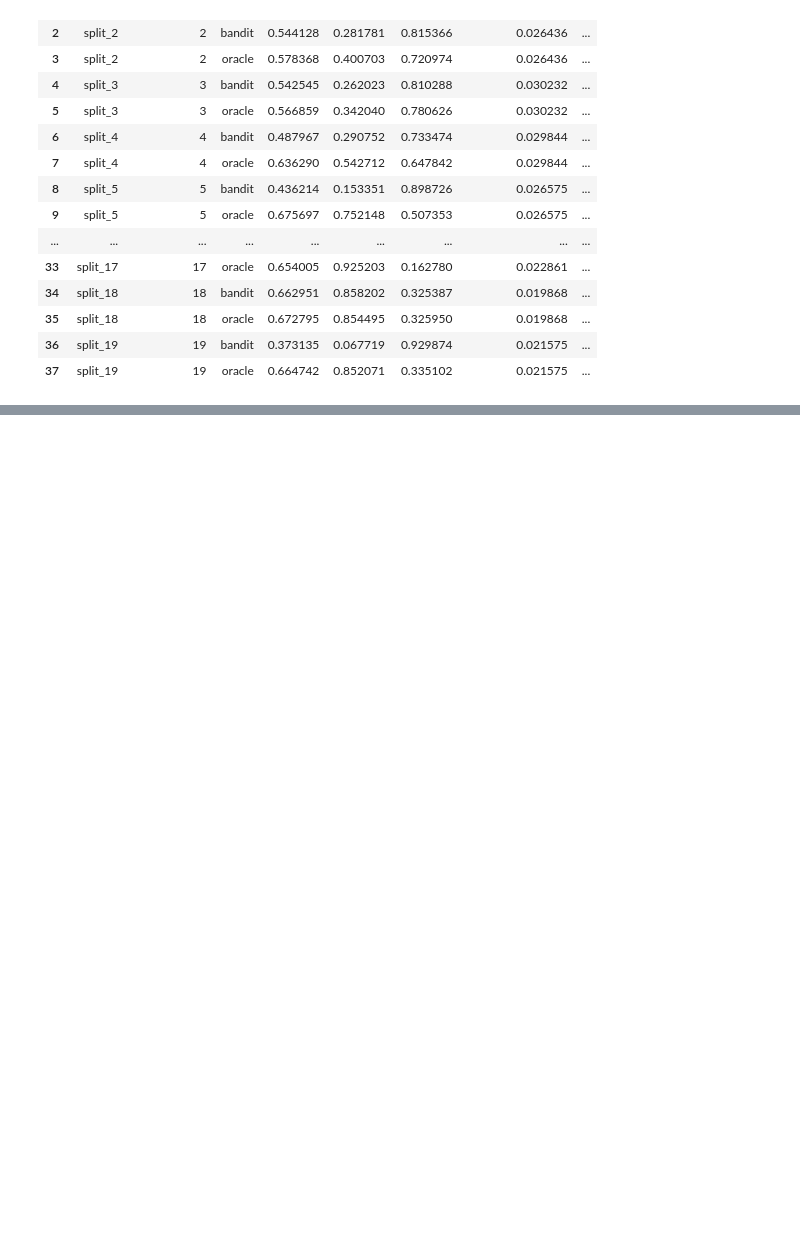
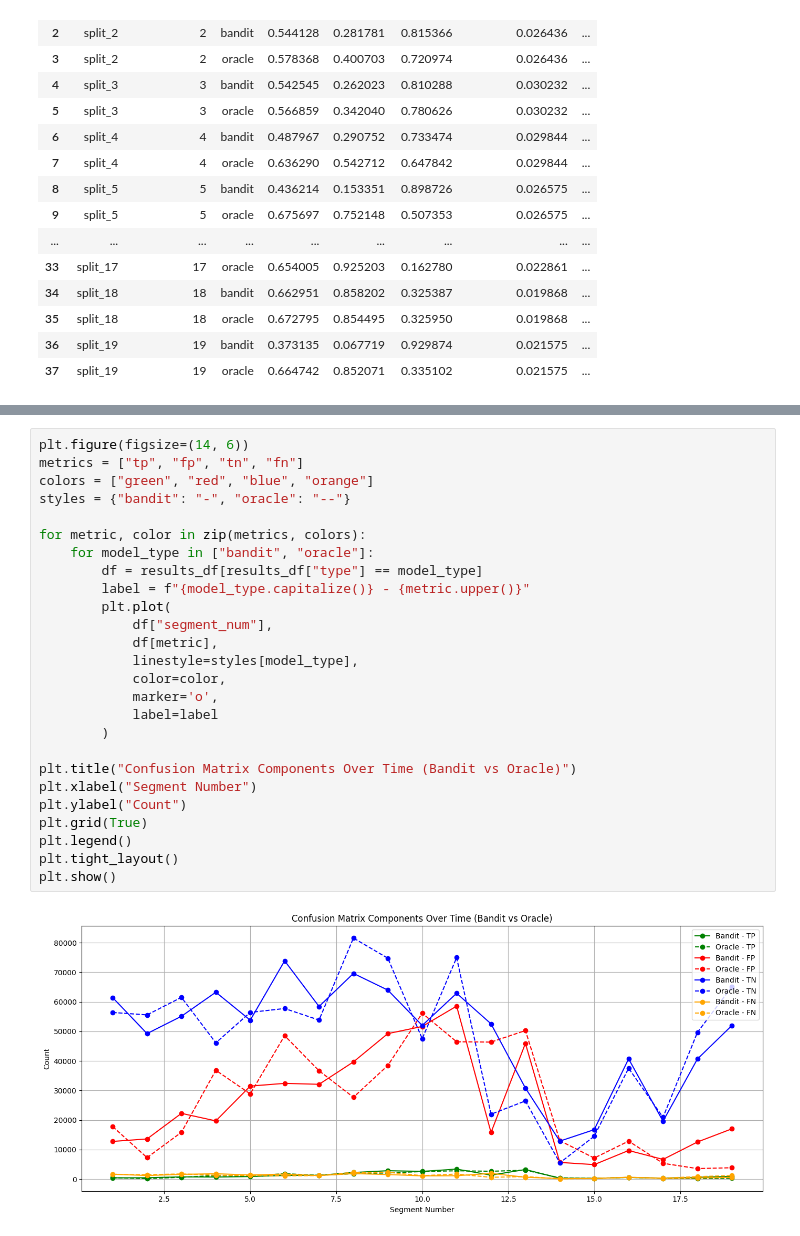
Before and after one commit to manpreetsingh227/MSc-project, a Jupyter notebook: notebooks/EDA.ipynb, the cells around one changed output, grey strips where cells are left out. Drawn from its saved outputs; the diff is of its cells as text; blank space fills up the shorter version.

```diff
--- a/notebooks/EDA.ipynb
+++ b/notebooks/EDA.ipynb
@@ -967,3 +975,31 @@ plt.show()
+# %%
+plt.figure(figsize=(14, 6))
+metrics = ["tp", "fp", "tn", "fn"]
+colors = ["green", "red", "blue", "orange"]
+styles = {"bandit": "-", "oracle": "--"}
+
+for metric, color in zip(metrics, colors):
+    for model_type in ["bandit", "oracle"]:
+        df = results_df[results_df["type"] == model_type]
+        label = f"{model_type.capitalize()} - {metric.upper()}"
+        plt.plot(
+            df["segment_num"],
+            df[metric],
+            linestyle=styles[model_type],
+            color=color,
+            marker='o',
+            label=label
+        )
+
+plt.title("Confusion Matrix Components Over Time (Bandit vs Oracle)")
+plt.xlabel("Segment Number")
+plt.ylabel("Count")
+plt.grid(True)
+plt.legend()
+plt.tight_layout()
+plt.show()
+# %% [output]
+[figure, added]
 # %%
 results_df
 # %% [output]
```
Also changed, not shown: parts of 4 cells of this notebook.
